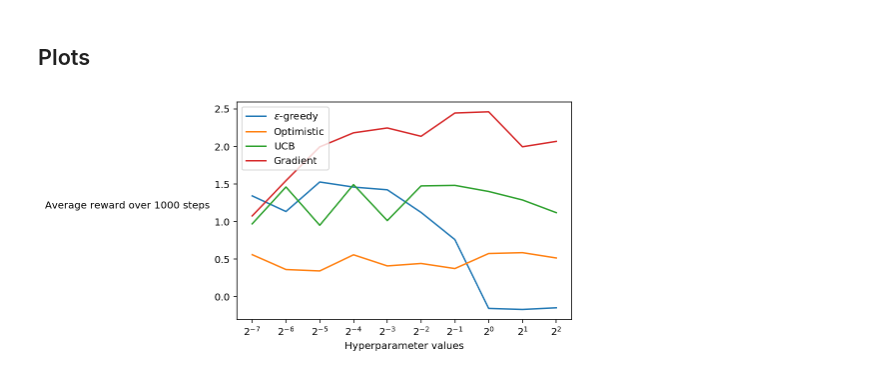
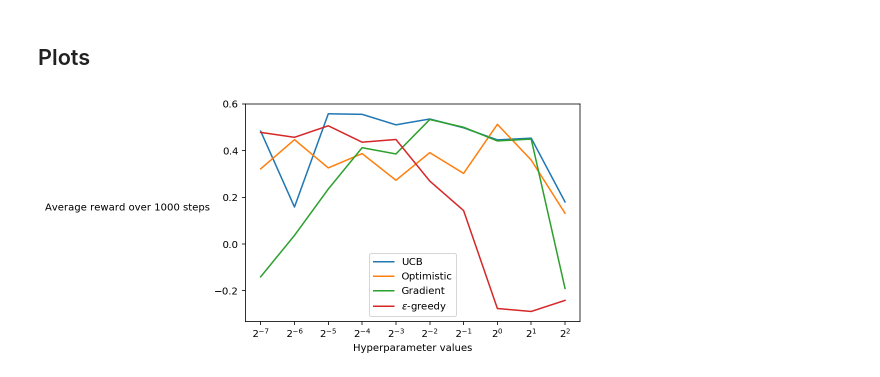
Before and after one commit to seungjaeryanlee/sutton-barto-notebooks, a Jupyter notebook: chapter02/figure_2_6/parameters.ipynb, the cells around one changed output. Saved outputs shown, nothing was run; the diff lists cells and outputs as text; code cells hidden in the pictures.

Commit message:
Added random seed for consistent plot

```diff
--- a/chapter02/figure_2_6/parameters.ipynb
+++ b/chapter02/figure_2_6/parameters.ipynb
@@ -292,13 +273,13 @@ def runs(env, agent, n_runs=100, n_steps=1000):
 # %%
-def plot(agent_classes, param_values, n_steps):
+def plot(agent_classes, param_values, n_steps=1000):
     """
     Plot a graph of average rewards over n steps for parameters.
+    각 에이전트마다 주어진 매개변수를 사용 시 평균 보상 그래프를 그립니다.
     """
-
     names = []
+    env = Environment()
     for Agent in agent_classes:
         names.append(Agent.name)
-        env = Environment()
 
         average_rewards = []
         for param_value in param_values:
@@ -314,16 +295,19 @@ def plot(agent_classes, param_values, n_steps):
     plt.ylabel('Average reward over {} steps'.format(n_steps),
                rotation='horizontal',
                ha='right')
+#     plt.ylim(1, 1.5)
+#     plt.yticks(np.arange(1, 1.51, 0.1))
     # plt.savefig('plot.png')
     plt.show()
 # %%
+np.random.seed(7)
 env = Environment()
 agent_classes = [
+    UCBAgent,
+    OptimisticAgent,
+    PreferenceAgent,
     EpsilonGreedyAgent,
-    OptimisticAgent,
-    UCBAgent,
-    PreferenceAgent,
 ]
-plot(agent_classes, [1/128, 1/64, 1/32, 1/16, 1/8, 1/4, 1/2, 1, 2, 4], 1000)
+plot(agent_classes, [1/128, 1/64, 1/32, 1/16, 1/8, 1/4, 1/2, 1, 2, 4])
 # %% [output]
-[figure, old version]
+[figure, new version]
```
Also changed, not shown: parts of 1 cell of this notebook.
